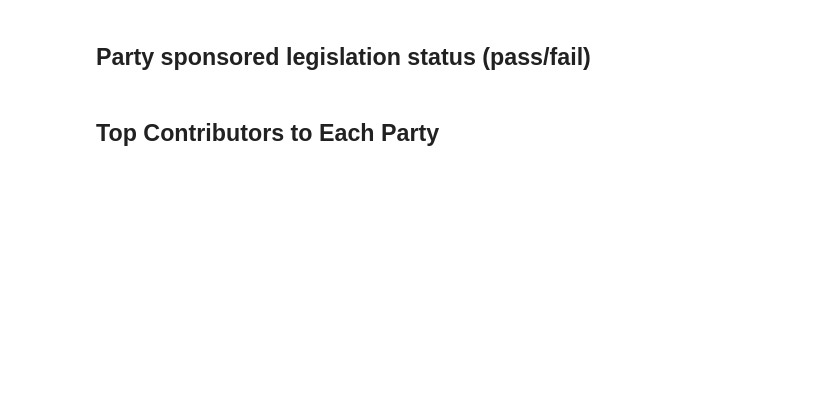
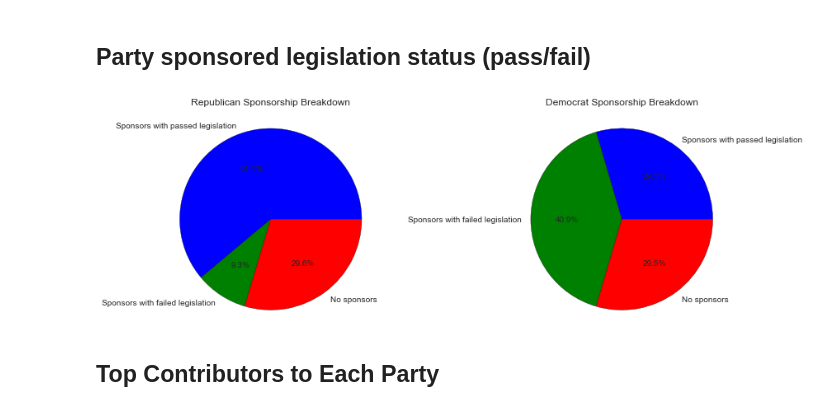
Before and after one commit to idgetto/DataScience16CTW, a Jupyter notebook: deliverable/deliverable.ipynb, the cells around one changed output. Cells and saved outputs as stored; diff of their text form; code cells hidden in the pictures; blank space fills up the shorter version.

```diff
--- a/deliverable/deliverable.ipynb
+++ b/deliverable/deliverable.ipynb
@@ -34,5 +59,50 @@ plt.show()
 # %% [markdown]
 ## Party sponsored legislation status (pass/fail) ##
+# %%
+senators = df.ix[:,0:100]
+dems = [col for col in senators.columns if col.split()[1][1] == 'D']
+reps = [col for col in senators.columns if col.split()[1][1] == 'R']
+independents = [col for col in senators.columns if col.split()[1][1] == 'I']
+
+def sponsor_effectiveness(senator):
+    sponsored_bills = only_bills[only_bills.sponsor == senator].reset_index()
+    count = 0
+    for i in range(0, len(sponsored_bills.voteResult)):
+        if any(word in sponsored_bills.voteResult[i] for word in ['Agreed to', 'Passed']):
+            count += 1
+    if len(sponsored_bills.voteResult):
+        return float(count) / len(sponsored_bills.voteResult)
+    else:
+        return None
+
+def sponsor_breakdown(sen_list, title, pos):
+    bills_passed = 0
+    bills_failed = 0
+    no_sponsors = 0
+    for senator in sen_list:
+        percentage_passed = sponsor_effectiveness(senator)
+        if percentage_passed:
+            bills_passed += 1
+        elif percentage_passed == 0:
+            bills_failed += 1
+        else:
+            no_sponsors += 1
+    res = [float(bills_passed)/len(sen_list), float(bills_failed)/len(sen_list), float(no_sponsors)/len(sen_list)]
+    plt.subplot(1, 2, pos)
+    plt.pie([res[0]*100, res[1]*100, res[2]*100],
+            labels=['Sponsors with passed legislation', 'Sponsors with failed legislation', 'No sponsors'],
+            autopct='%1.1f%%')
+    plt.axis('equal')
+    plt.title(title,  y=1.1)
+    return
+
+
+plt.figure(figsize=(14,4))
+sponsor_breakdown(reps, 'Republican Sponsorship Breakdown', 1)
+sponsor_breakdown(dems, 'Democrat Sponsorship Breakdown', 2)
+plt.show()
+# %% [output]
+[figure, added]
 # %% [markdown]
 ## Top Contributors to Each Party ##
 # %%
```
Also changed, not shown: parts of 11 cells of this notebook.
